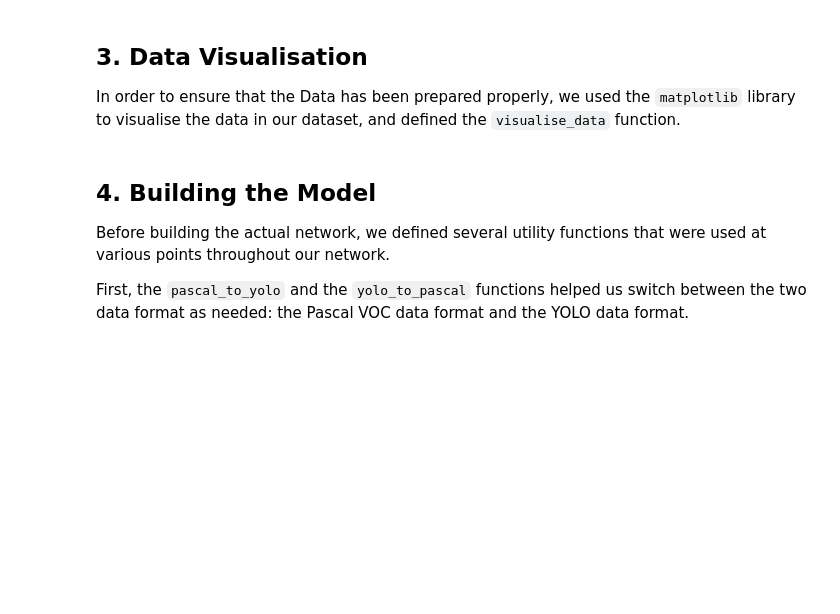
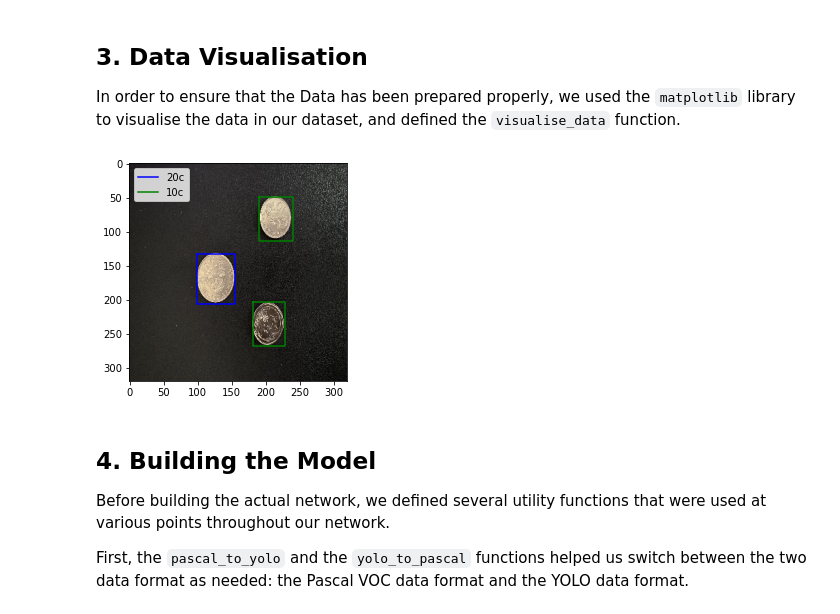
Before and after one commit to EkChinHui/what-really-counts, a Jupyter notebook: project.ipynb, the cells around one changed output. Saved outputs shown, nothing was run; the diff lists cells and outputs as text; code cells hidden in the pictures; blank space fills up the shorter version.

Commit message:
Augment data

```diff
--- a/project.ipynb
+++ b/project.ipynb
@@ -179,7 +211,7 @@ def resize_and_normalise(image, boxes, dims = (320, 320)):
     new_dims = torch.FloatTensor([dims[1], dims[0], dims[1], dims[0]]).unsqueeze(0)
     new_boxes = (boxes / old_dims) * new_dims
 
-    return new_image, new_boxes
+    return new_boxes
 # %% [markdown]
 Then, we declared a `WRCDataset` class which, as the name suggests, is simply a Dataset with the images that we collected (WRC standing for "What Really Counts"). This class was used to organise the data, and split them into the training dataset and the testing dataset.
 # %%
@@ -197,11 +229,19 @@ class WRCDataset(Dataset):
 
         # Set the data folder path
         self.data_folder = data_folder
-        # Read from the JSON files (initially craeted from our XML files)
-        with open(os.path.join(data_folder, 'images.json'), 'r') as j:
-            self.images = json.load(j)
-        with open(os.path.join(data_folder, 'objects.json'), 'r') as j:
-            self.objects = json.load(j)
+
+        if data_folder == ".":
+            # Read from the JSON files (initially craeted from our XML files)
+            with open(os.path.join(data_folder, 'images.json'), 'r') as j:
+                self.images = json.load(j)
+            with open(os.path.join(data_folder, 'objects.json'), 'r') as j:
+                self.objects = json.load(j)
+        else:
+            # Read from the JSON files (initially craeted from our XML files)
+            with open(os.path.join(data_folder, 'augment_images.json'), 'r') as j:
+                self.images = json.load(j)
+            with open(os.path.join(data_folder, 'augment_objects.json'), 'r') as j:
+                self.objects = json.load(j)
 
         # Number of images must match the number of objects containing the Bboxes for each image
         assert len(self.images) == len(self.objects)
@@ -235,8 +275,9 @@ class WRCDataset(Dataset):
         label = torch.LongTensor(objects['labels'])
 
         # Apply normalisations and resizes
-        image, box = resize_and_normalise(image, box)
+        box = resize_and_normalise(image, box)
         box_and_label = torch.cat([box, label.unsqueeze(1)], 1)
+
         return image_tensor, box_and_label
 
     def collate_fn(self, batch):
@@ -262,8 +303,9 @@ We organised the data using the WRCDataset class, and then split it into the tra
 We decided to stick to a batch size of 1 to achieve better training stability and generalization performance, as our dataset was relatively small.
 # %%
 dataset = WRCDataset(".")
+augmented_dataset = WRCDataset("dataset/")
 train_data, test_data = torch.utils.data.random_split(dataset, [math.floor(0.8 * len(dataset)), math.ceil(0.2 * len(dataset))])
-train_dataloader = DataLoader(train_data, batch_size = 1, shuffle = True, collate_fn = dataset.collate_fn)
+train_dataloader = DataLoader(ConcatDataset([train_data, augmented_dataset]), batch_size = 1, shuffle = True, collate_fn = dataset.collate_fn)
 test_dataloader = DataLoader(test_data, batch_size = 1, shuffle = True, collate_fn = dataset.collate_fn)
 # %% [markdown]
 ## **3. Data Visualisation**
@@ -279,34 +321,36 @@ color_maps = ['r', 'g', 'b', 'y', 'm', 'w', 'k', 'c']
 # Visualise data
 def visualise_data(dataloader):
     '''
     Visualises the first image and its corresponding bounding boxes using matplotlib.
 
     :param dataloader: The dataloader containing the dataset to be visualised
     '''
 
     for data in dataloader:
         for batch in range(1):
             img = data[0][batch]
             boxes = data[1][batch]
             plt.imshow(transforms.ToPILImage()(img))
             ax = plt.gca()
             labelled = set()
             for i, box in enumerate(boxes):
                 w,h = box[2] - box[0], box[3] - box[1]
                 x,y = box[0].item(), box[1].item()
                 x = [x, x + w, x + w, x, x]
                 y = [y, y, y + h, y + h, y]
                 label = int(box[4].item())
                 if label not in labelled:
                     plt.plot(x,y, color = color_maps[label], label = index_label_dict[label])
                     labelled.add(label)
                 else:
                     plt.plot(x,y, color = color_maps[label])
                 plt.legend(loc = 'best')
             break
         break
 
-# visualise_data(train_dataloader)
+visualise_data(train_dataloader)
+# %% [output]
+[figure, added]
 # %% [markdown]
 ## **4. Building the Model**
 
```
Also changed, not shown: parts of 4 cells of this notebook.
